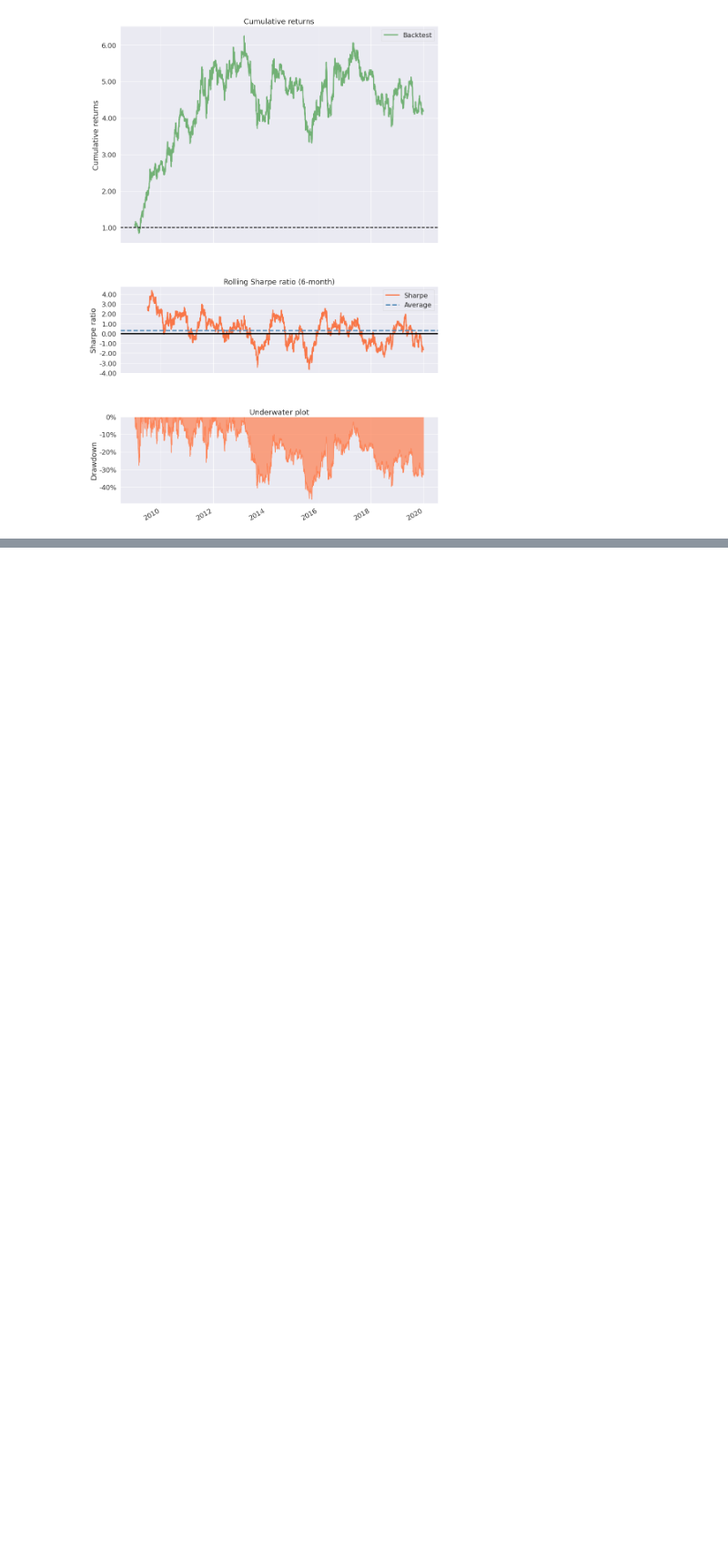
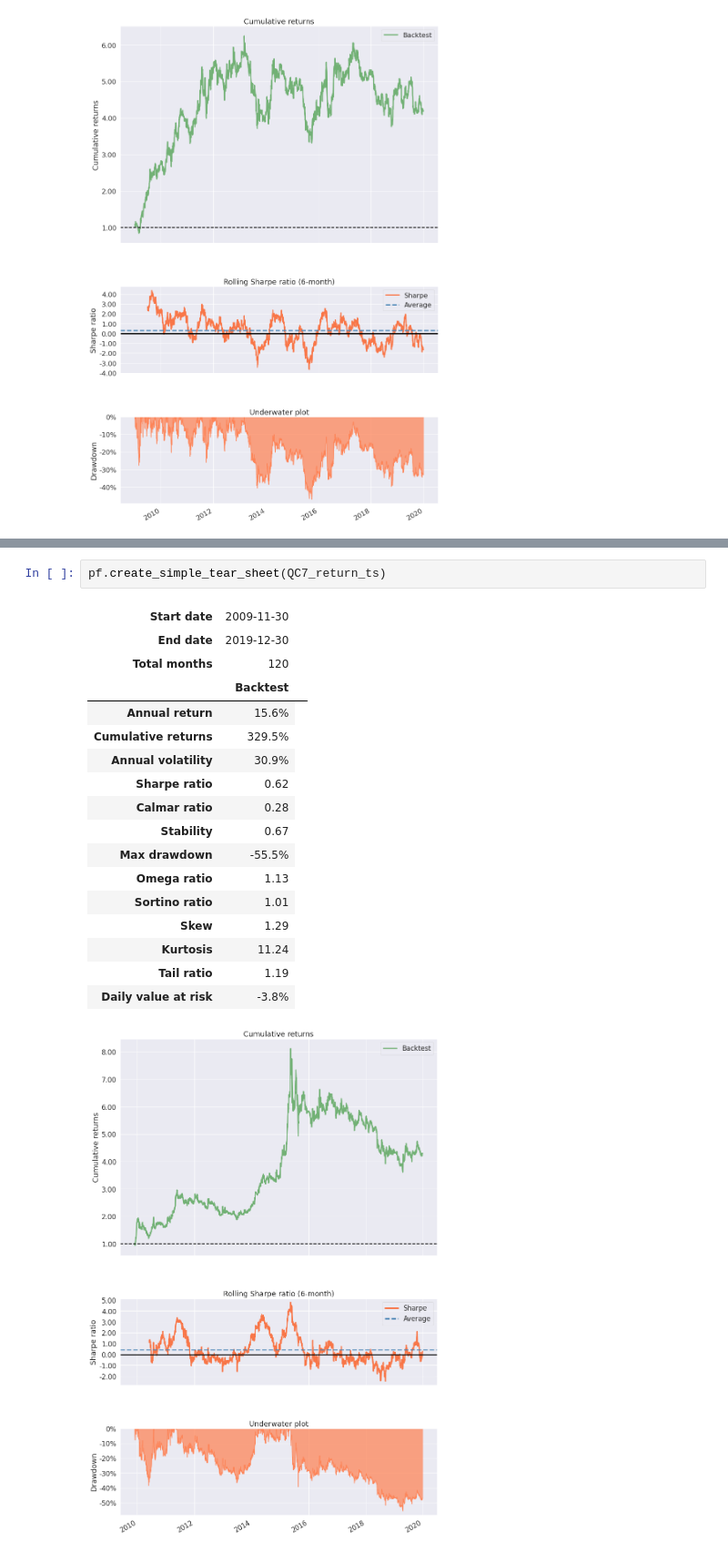
Before and after one commit to dvh549/Capital_Markets_in_China, a Jupyter notebook: playground.ipynb, the cells around one changed output, grey strips where cells are left out. Shown at 91% size. Saved outputs shown, nothing was run; the diff lists cells and outputs as text; blank space fills up the shorter version.

```diff
--- a/playground.ipynb
+++ b/playground.ipynb
@@ -673,0 +787,21 @@ pf.create_simple_tear_sheet(JCCL_return_ts)
+# %%
+pf.create_simple_tear_sheet(QC7_return_ts)
+# %% [output]
+| Start date | 2009-11-30 |  |
+| End date | 2019-12-30 |  |
+| Total months | 120 |  |
+|  | Backtest |
+| Annual return | 15.6% |
+| Cumulative returns | 329.5% |
+| Annual volatility | 30.9% |
+| Sharpe ratio | 0.62 |
+| Calmar ratio | 0.28 |
+| Stability | 0.67 |
+| Max drawdown | -55.5% |
+| Omega ratio | 1.13 |
+| Sortino ratio | 1.01 |
+| Skew | 1.29 |
+| Kurtosis | 11.24 |
+| Tail ratio | 1.19 |
+| Daily value at risk | -3.8% |
+[figure, added]
```
Also changed, not shown: parts of 83 cells of this notebook.
